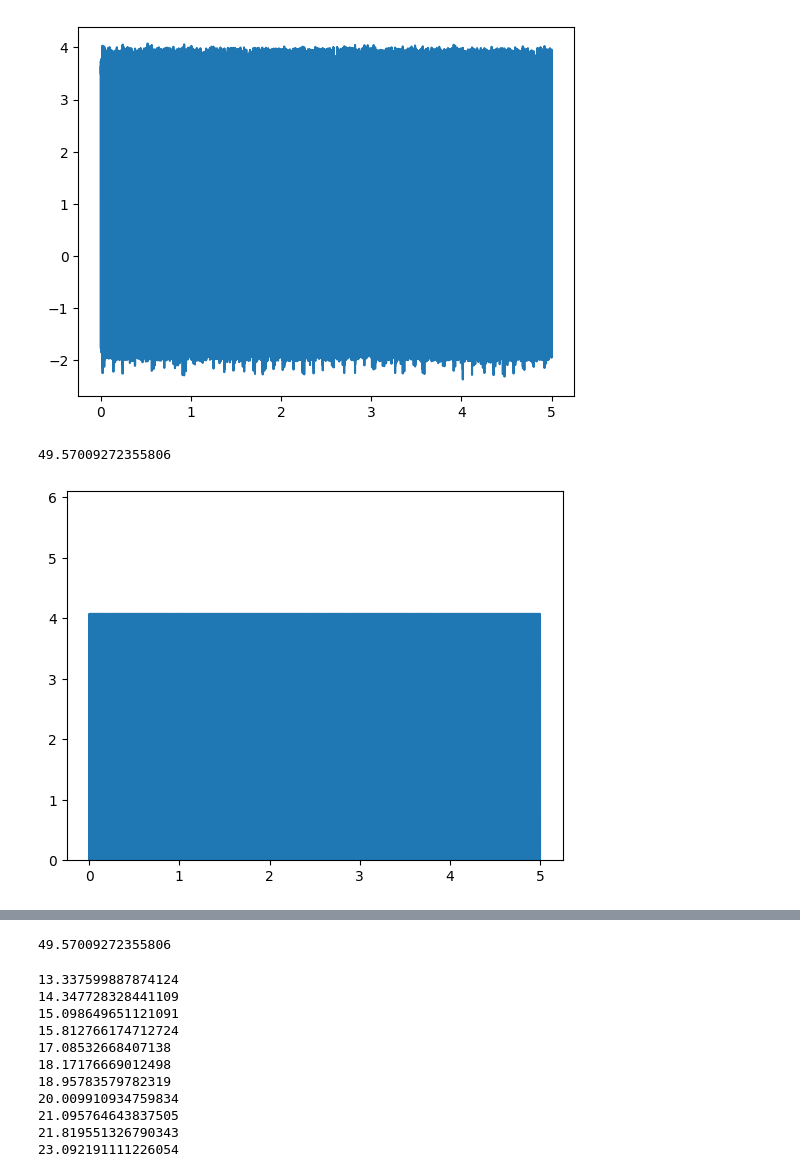
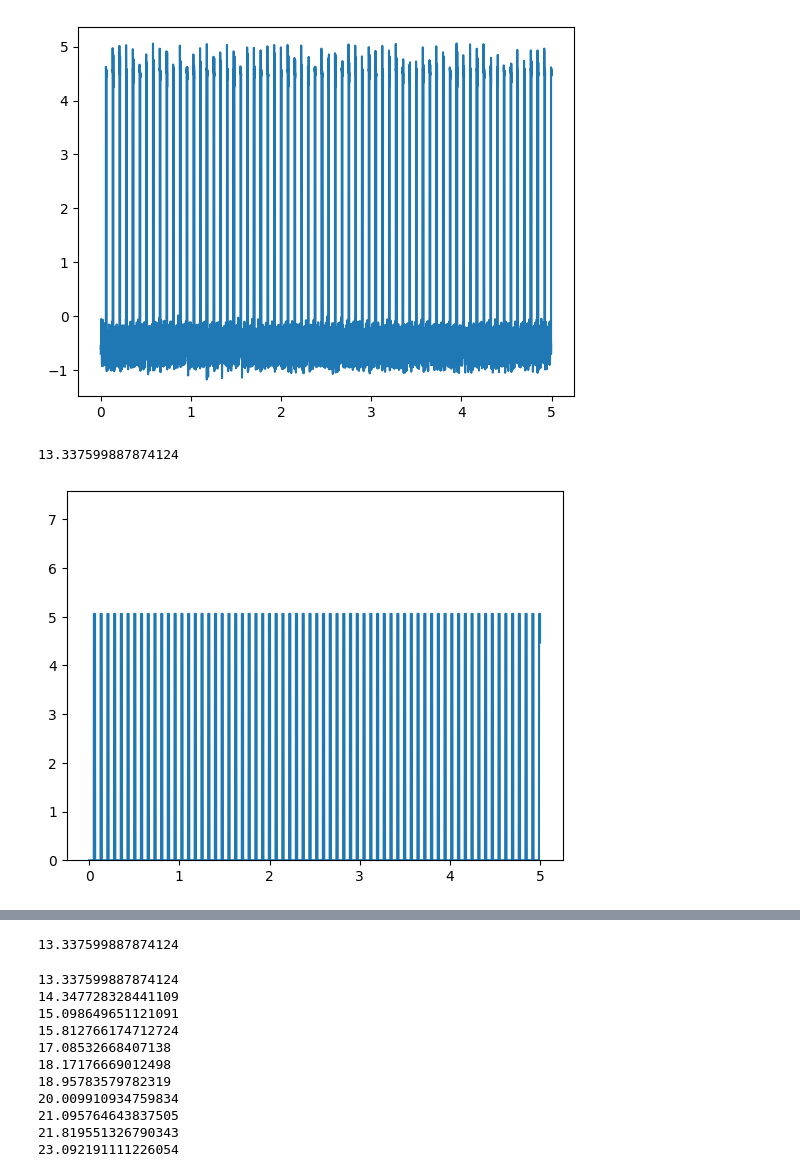
Before and after one commit to dossleo/ProjetoFinal_LeoanrdoPacheco_UFRJ_LAVI, a Jupyter notebook: ler_rpm.ipynb, the cells around one changed output, grey strips where cells are left out. Drawn from its saved outputs; the diff is of its cells as text; code cells hidden in the pictures.

```diff
--- a/ler_rpm.ipynb
+++ b/ler_rpm.ipynb
@@ -53,34 +53,34 @@ pasta ='database/dados_brutos/underhang/ball_fault/35g'
 # %%
 arquivos = os.listdir(pasta)
 rpms = []
 tamanho = 150000
 
-sinal = get_raw_data.GetData(pasta,arquivos[-1],0)
+sinal = get_raw_data.GetData(pasta,arquivos[0],0)
 
 sinal = sinal.Get()
 # sinal = pd.json_normalize(sinal)
 
 
 frequencia_aquisicao = models.freq_aquisicao
 n_points = len(sinal)
 
 t_total = n_points/frequencia_aquisicao
 
 vetor_tempo = np.linspace(0,t_total,n_points)
 
 plt.plot(vetor_tempo,sinal)
 # plt.axis('off')
 plt.show()
 
 rpm = get_rpm.GetRPM(sinal)
 rpm_ponto = rpm.get_rpm_ponto_a_ponto('hz')
 rpm_medio = rpm.get_rpm_medio('hz')
 print(rpm_medio)
 rpm.plot_picos()
 rpm.plot_rpm('hz')
 
 print(rpm_medio)
 # %% [output]
-[figure, old version]
+[figure, new version]
-49.57009272355806
+13.337599887874124
-[figure, old version]
+[figure, new version]
@@ -88,4 +88,4 @@ print(rpm_medio)
-49.57009272355806
+13.337599887874124
 # %%
 arquivos = os.listdir(pasta)
 
```
Also changed, not shown: parts of 2 cells of this notebook, 6 other files.
